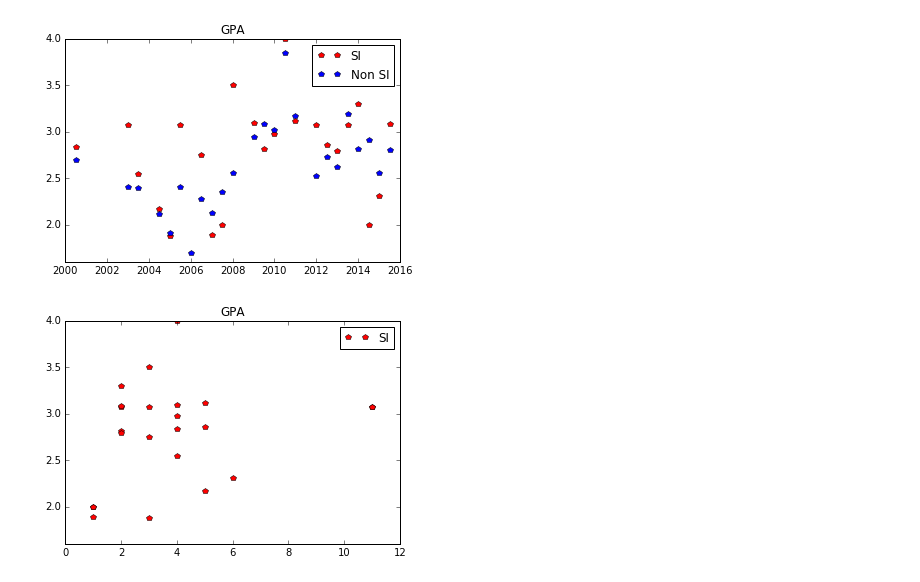
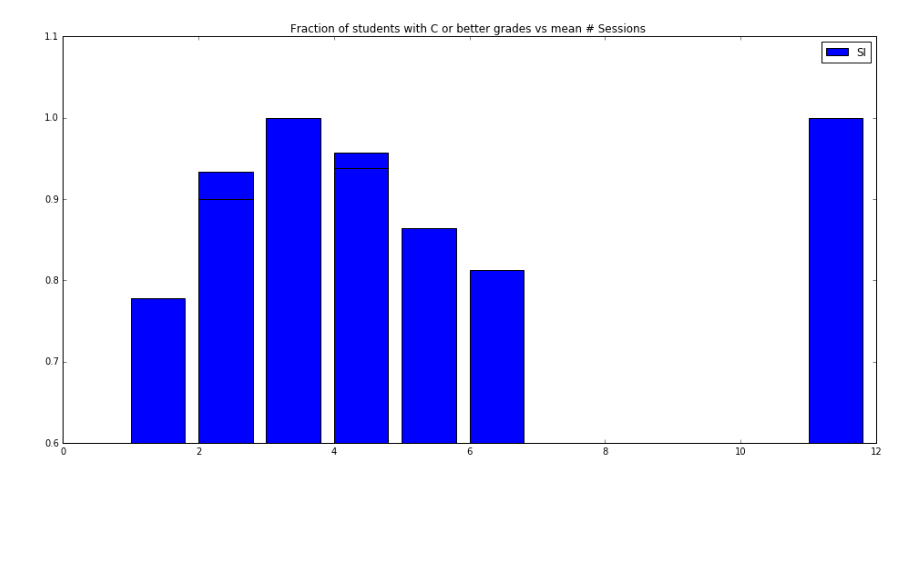
Before and after one commit to drimal/USAPhysics, a Jupyter notebook: USACollegePhysics.ipynb, the cells around one changed output. Drawn from its saved outputs; the diff is of its cells as text; code cells hidden in the pictures; blank space fills up the shorter version.

Commit message:
modified with bar diagrams

```diff
--- a/USACollegePhysics.ipynb
+++ b/USACollegePhysics.ipynb
@@ -1,10 +1,11 @@
 # %%
 %matplotlib inline
 import matplotlib.pyplot as plt
+import numpy as np
+import matplotlib as mpl
+mpl.rcParams['figure.figsize'] = (16,8)
 import pandas as pd
-
-
-data = pd.read_csv("collegePhysics1.csv")
-
+data = pd.read_csv("collegePhysics.csv")
+data = data.drop(["Total Contact Hours of Students Who Met With SI Leader During Office Hours"], axis = 1)
 data.head(30)
 # %% [output]
@@ -44,0 +94,15 @@ plt.show()
+# %%
+#Class size vs GPA SI vs Non SI
+meanSS_si_fall = data_fall.iloc[:,9]
+meanSS_si_spring = data_spring.iloc[:,9]
+
+#gpa_si.hist()
+plt.plot(meanSS_si_fall, gpa_si_fall, "*r", label="Fall")
+plt.plot(meanSS_si_spring, gpa_si_spring, "^b", label="Spring")
+
+plt.xlabel("# of SI sessions Attended")
+plt.ylabel("GPA")
+plt.title("Mean # of Sessions Attended vs GPA ")
+#plt.legend('best')
+plt.ylim(1.6, 4.0)
+plt.show()
@@ -45,26 +111,11 @@ plt.show()
 # %%
-gpa_si = data["GPA SI"]
-gpa_Nonsi = data["GPA Non SI"]
+#Class size vs GPA SI vs Non SI
 
-plt.plot(x, gpa_si, "pr", label="SI")
-plt.plot(x, gpa_Nonsi, "pb",  label="Non SI")
+plt.bar(meanSS_si_fall, frac_good_si_fall, label="SI")
+
 plt.legend(loc="best")
-plt.title("GPA")
-plt.ylim(1.6, 4.0)
+plt.title("Fraction of students with C or better grades vs mean # Sessions ")
+plt.ylim(0.6, 1.1)
 plt.show()
 # %% [output]
-[figure, old version]
+[figure, new version]
-# %%
-#Class size vs GPA SI vs Non SI
-meanSS_si = data["Mean # of Sessions Attended"]
-gpa_si = data["GPA SI"]
-
-#gpa_si.hist()
-plt.plot(meanSS_si, gpa_si, "pr", label="SI")
-
-plt.legend(loc="best")
-plt.title("GPA")
-plt.ylim(1.6, 4.0)
-plt.show()
-# %% [output]
-[figure, removed]
```
Also changed, not shown: parts of 8 cells of this notebook.
